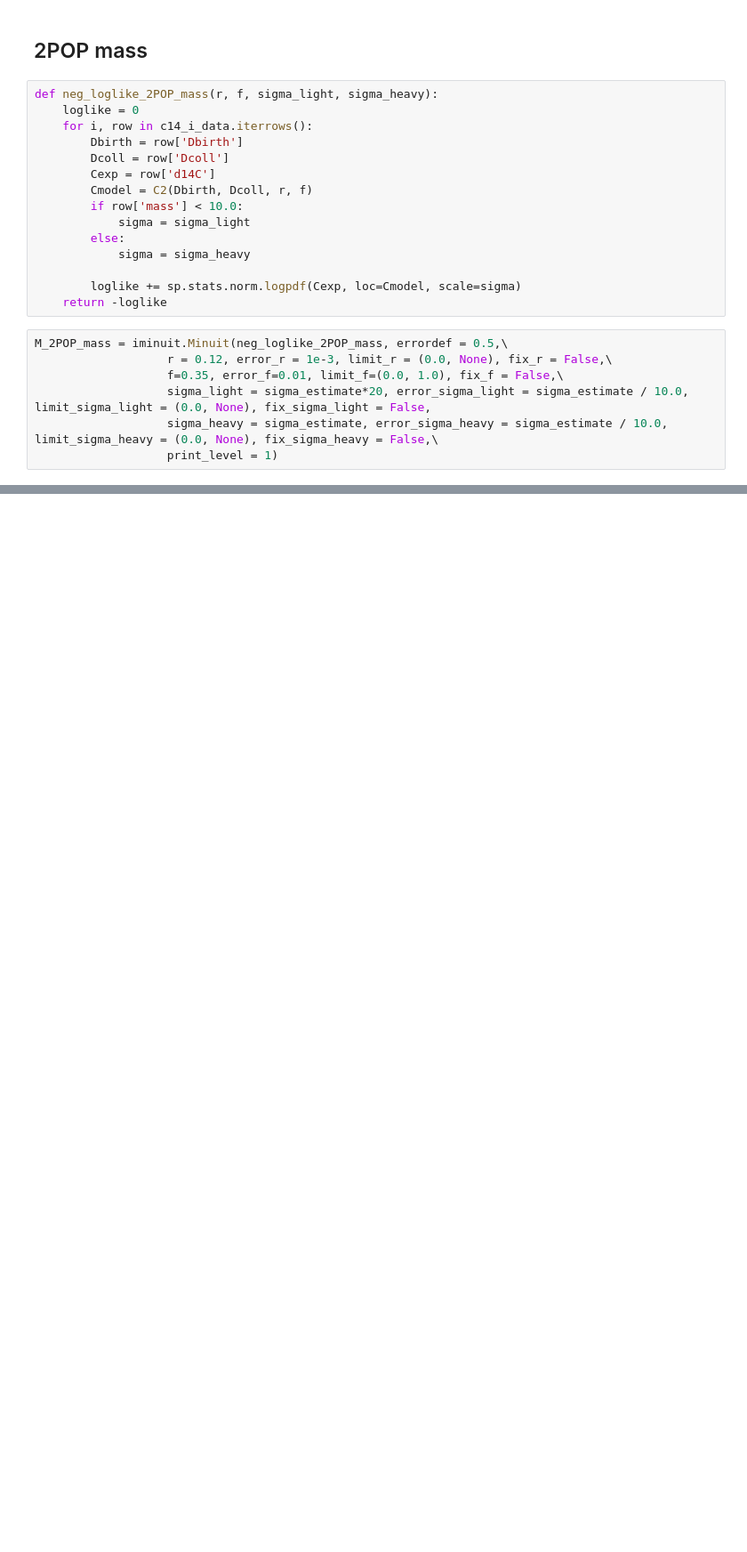
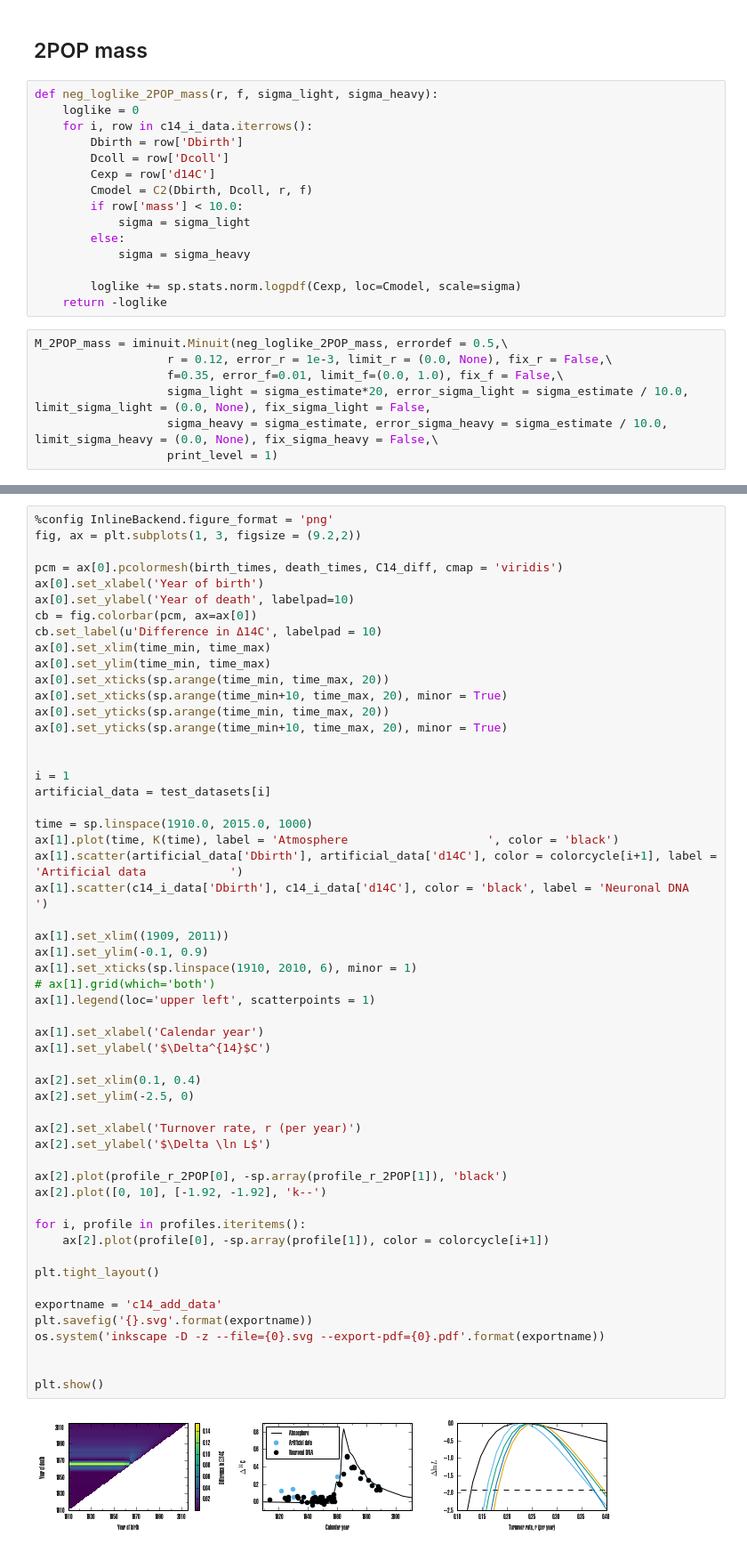
Before and after one commit to fabianrost84/C14, a Jupyter notebook: C14 parameter estimation.ipynb, the cells around one changed output, grey strips where cells are left out. Shown at 89% size. Saved outputs shown, nothing was run; the diff lists cells and outputs as text; blank space fills up the shorter version.

```diff
--- a/C14 parameter estimation.ipynb
+++ b/C14 parameter estimation.ipynb
@@ -479,0 +653,56 @@ M_2POP_mass.migrad();
+# %%
+%config InlineBackend.figure_format = 'png'
+fig, ax = plt.subplots(1, 3, figsize = (9.2,2))
+
+pcm = ax[0].pcolormesh(birth_times, death_times, C14_diff, cmap = 'viridis')
+ax[0].set_xlabel('Year of birth')
+ax[0].set_ylabel('Year of death', labelpad=10)
+cb = fig.colorbar(pcm, ax=ax[0])
+cb.set_label(u'Difference in Δ14C', labelpad = 10)
+ax[0].set_xlim(time_min, time_max)
+ax[0].set_ylim(time_min, time_max)
+ax[0].set_xticks(sp.arange(time_min, time_max, 20))
+ax[0].set_xticks(sp.arange(time_min+10, time_max, 20), minor = True)
+ax[0].set_yticks(sp.arange(time_min, time_max, 20))
+ax[0].set_yticks(sp.arange(time_min+10, time_max, 20), minor = True)
+
+
+i = 1
+artificial_data = test_datasets[i]
+
+time = sp.linspace(1910.0, 2015.0, 1000)
+ax[1].plot(time, K(time), label = 'Atmosphere                    ', color = 'black')
+ax[1].scatter(artificial_data['Dbirth'], artificial_data['d14C'], color = colorcycle[i+1], label = 'Artificial data            ')
+ax[1].scatter(c14_i_data['Dbirth'], c14_i_data['d14C'], color = 'black', label = 'Neuronal DNA                   ')
+
+ax[1].set_xlim((1909, 2011))
+ax[1].set_ylim(-0.1, 0.9)
+ax[1].set_xticks(sp.linspace(1910, 2010, 6), minor = 1)
+# ax[1].grid(which='both')
+ax[1].legend(loc='upper left', scatterpoints = 1)
+
+ax[1].set_xlabel('Calendar year')
+ax[1].set_ylabel('$\Delta^{14}$C')
+
+ax[2].set_xlim(0.1, 0.4)
+ax[2].set_ylim(-2.5, 0)
+
+ax[2].set_xlabel('Turnover rate, r (per year)')
+ax[2].set_ylabel('$\Delta \ln L$')
+
+ax[2].plot(profile_r_2POP[0], -sp.array(profile_r_2POP[1]), 'black')
+ax[2].plot([0, 10], [-1.92, -1.92], 'k--')
+
+for i, profile in profiles.iteritems():
+    ax[2].plot(profile[0], -sp.array(profile[1]), color = colorcycle[i+1])
+
+plt.tight_layout()
+
+exportname = 'c14_add_data'
+plt.savefig('{}.svg'.format(exportname))
+os.system('inkscape -D -z --file={0}.svg --export-pdf={0}.pdf'.format(exportname))
+
+
+plt.show()
+# %% [output]
+[figure, added]
```
Also changed, not shown: parts of 22 cells of this notebook, 15 other files.
